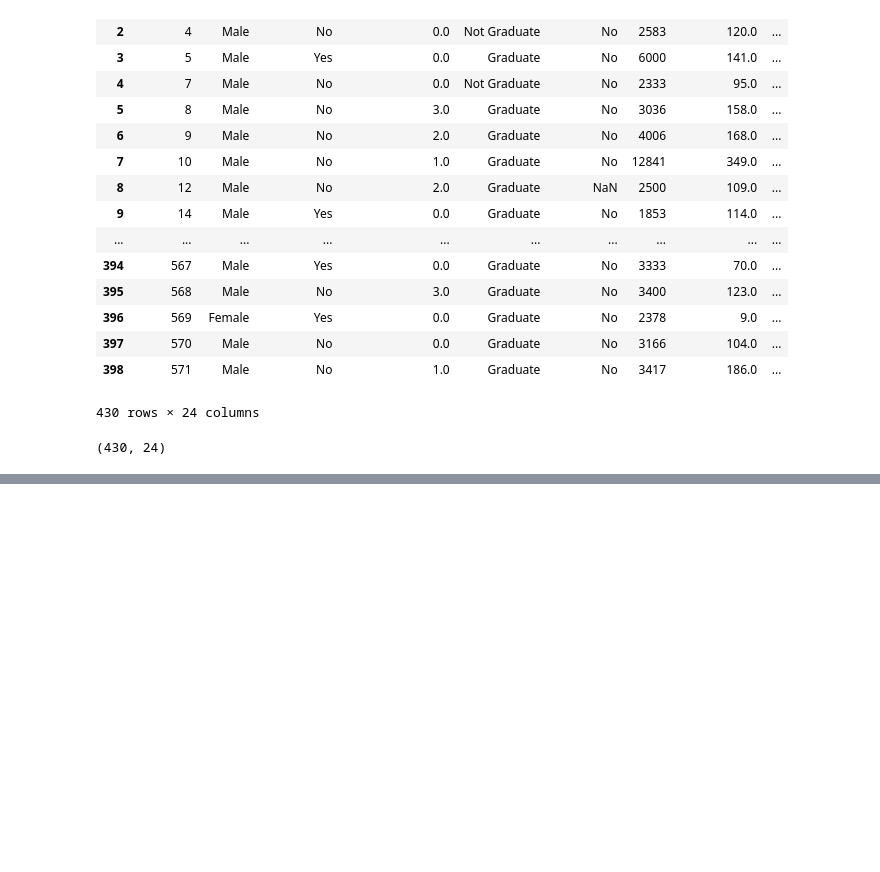
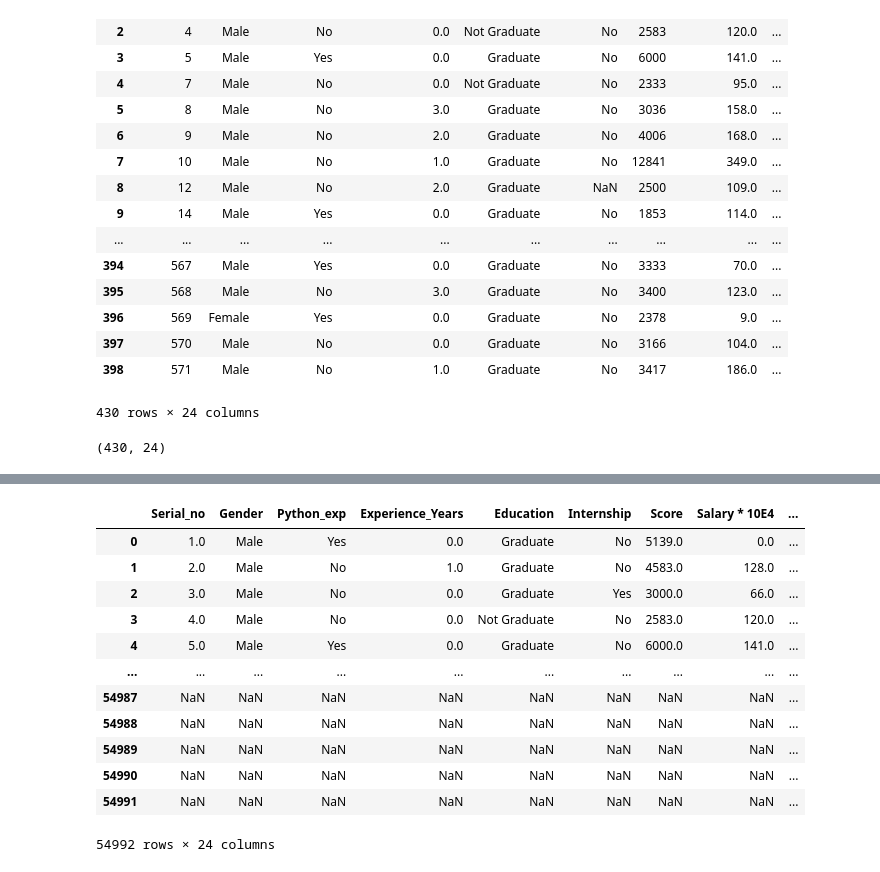
Before and after one commit to onolan/orlaithnolan, a Jupyter notebook: UCDPA_OrlaithNolanProject.ipynb, the cells around one changed output, grey strips where cells are left out. Saved outputs shown, nothing was run; the diff lists cells and outputs as text; code cells hidden in the pictures; blank space fills up the shorter version.

```diff
--- a/UCDPA_OrlaithNolanProject.ipynb
+++ b/UCDPA_OrlaithNolanProject.ipynb
@@ -598,3 +598,6 @@ df
 print(df.shape)
 # %% [output]
 (430, 24)
+# %%
+df = pd.merge(recruitment_decision_tree, Train, how = 'outer' , left_on = ['Serial_no'], right_on = ['employee_id'])
+df.shape
@@ -600,0 +620,16 @@ print(df.shape)
+# %%
+df
+# %% [output]
+|  | Serial_no | Gender | Python_exp | Experience_Years | Education | Internship | Score | Salary * 10E4 | ... |
+| 0 | 1.0 | Male | Yes | 0.0 | Graduate | No | 5139.0 | 0.0 | ... |
+| 1 | 2.0 | Male | No | 1.0 | Graduate | No | 4583.0 | 128.0 | ... |
+| 2 | 3.0 | Male | No | 0.0 | Graduate | Yes | 3000.0 | 66.0 | ... |
+| 3 | 4.0 | Male | No | 0.0 | Not Graduate | No | 2583.0 | 120.0 | ... |
+| 4 | 5.0 | Male | Yes | 0.0 | Graduate | No | 6000.0 | 141.0 | ... |
+| ... | ... | ... | ... | ... | ... | ... | ... | ... | ... |
+| 54987 | NaN | NaN | NaN | NaN | NaN | NaN | NaN | NaN | ... |
+| 54988 | NaN | NaN | NaN | NaN | NaN | NaN | NaN | NaN | ... |
+| 54989 | NaN | NaN | NaN | NaN | NaN | NaN | NaN | NaN | ... |
+| 54990 | NaN | NaN | NaN | NaN | NaN | NaN | NaN | NaN | ... |
+| 54991 | NaN | NaN | NaN | NaN | NaN | NaN | NaN | NaN | ... |
+54992 rows × 24 columns
```
Also changed, not shown: parts of 3 cells of this notebook.
